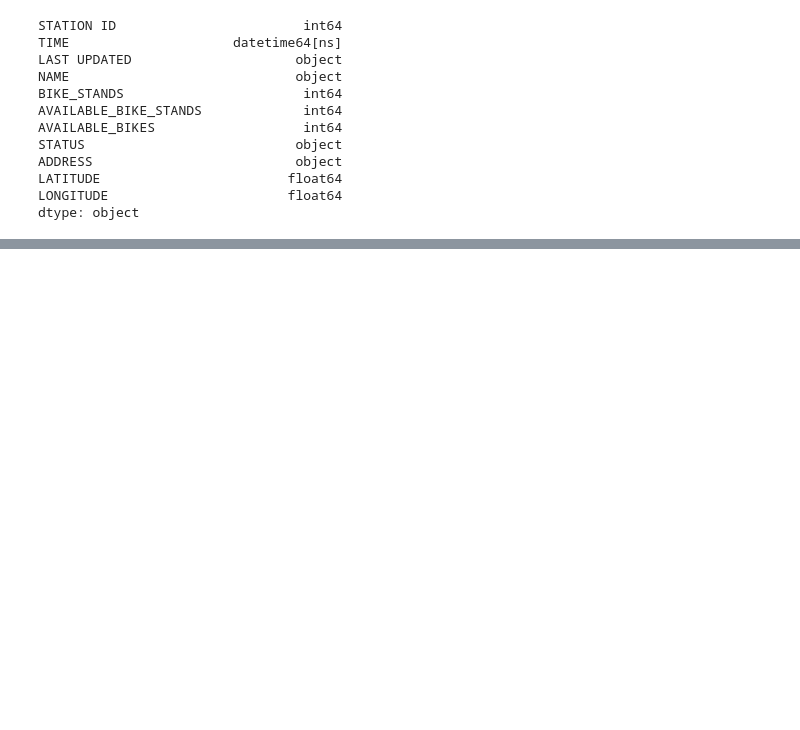
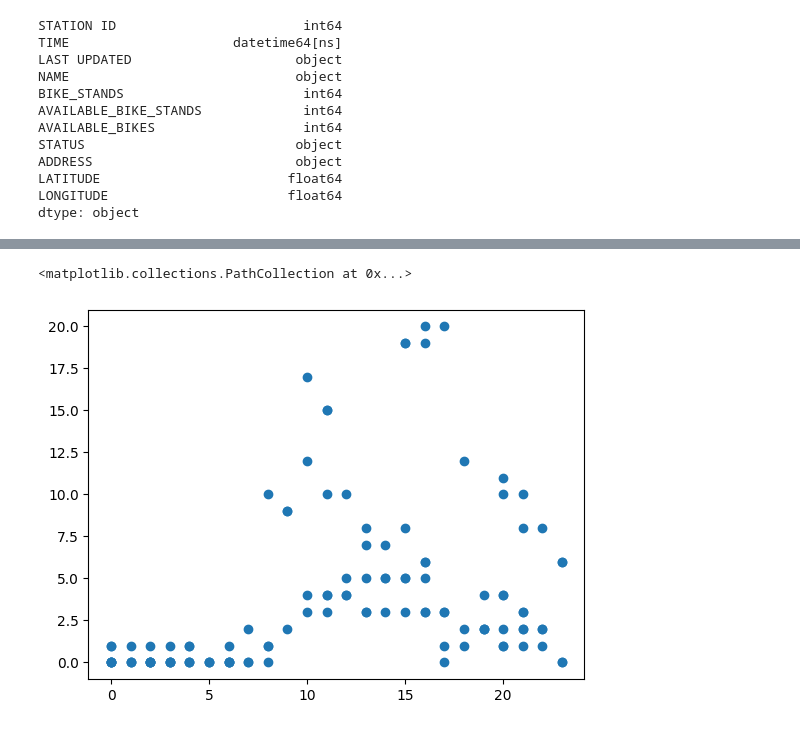
Before and after one commit to TadghPurcell/On-Your-Bike, a Jupyter notebook: ML_models/regression.ipynb, the cells around one changed output, grey strips where cells are left out. Saved outputs shown, nothing was run; the diff lists cells and outputs as text; code cells hidden in the pictures; blank space fills up the shorter version.

```diff
--- a/ML_models/regression.ipynb
+++ b/ML_models/regression.ipynb
@@ -42,0 +74,5 @@ df.head()
+# %%
+from sklearn.model_selection import train_test_split
+monday = df[(df['weekday']=='Monday') & ( df['NAME'] == 'CITY QUAY')]
+
+x_train, x_test, y_train, y_test = train_test_split(monday['hour'], monday['AVAILABLE_BIKES'], test_size = 0.4, random_state=23)
@@ -42,0 +88,5 @@ df.head()
+# %%
+plt.scatter(x_train, y_train)
+# %% [output]
+<matplotlib.collections.PathCollection at 0x...>
+[figure, added]
```
Also changed, not shown: parts of 13 cells of this notebook.
